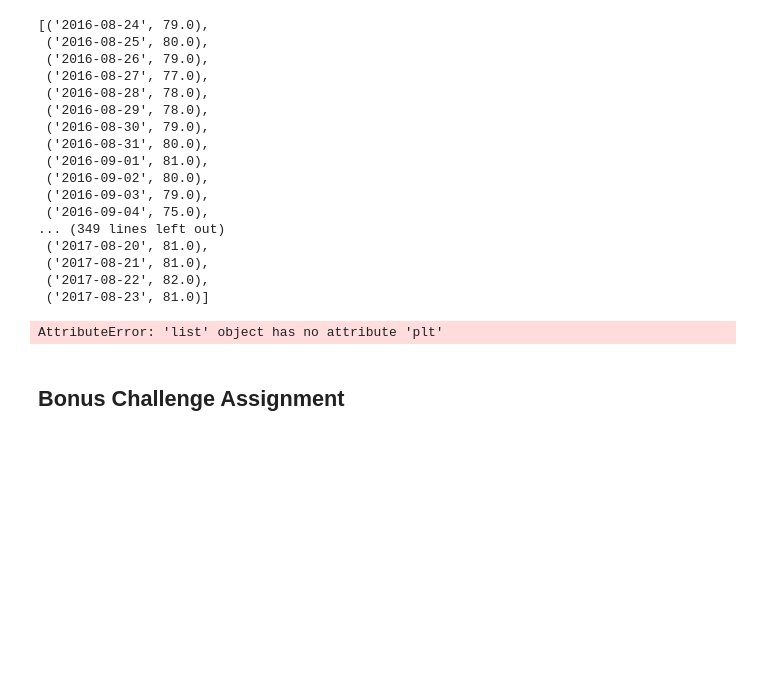
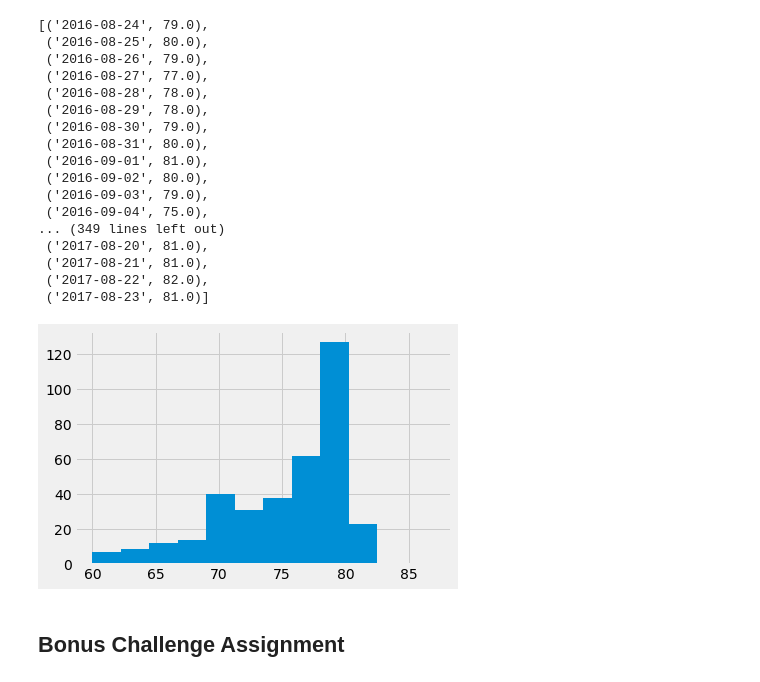
Before and after one commit to meghanvl/Climate_Analysis, a Jupyter notebook: Climate_Analysis.ipynb, the cells around one changed output. Drawn from its saved outputs; the diff is of its cells as text; code cells hidden in the pictures; blank space fills up the shorter version.

```diff
--- a/Climate_Analysis.ipynb
+++ b/Climate_Analysis.ipynb
@@ -209,7 +212,7 @@ station_last_twelve
 # %% [output]
 datetime.datetime(2016, 8, 23, 0, 0)
 # %%
-station_one_year = session.query(Measurement.date, (Measurement.tobs)).\
+station_one_year = session.query(Measurement.date, Measurement.tobs).\
             filter(Measurement.date > station_last_twelve).\
             group_by(Measurement.date).all()
 station_one_year
@@ -236,8 +237,10 @@ station_df = pd.DataFrame
-# %%
-station_one_year.plt.hist(bins=12)
-plt.show()
-# %% [output]
-AttributeError: 'list' object has no attribute 'plt'
+# %%
+station_df = pd.DataFrame(station_one_year, columns=['Date', 'Temperature'])
+station_df.set_index('Date', inplace=True)
+plt.hist(station_df['Temperature'], bins=12)
+plt.show()
+# %% [output]
+[figure, added]
 # %% [markdown]
 ## Bonus Challenge Assignment
 # %%
```
Also changed, not shown: parts of 3 cells of this notebook.
